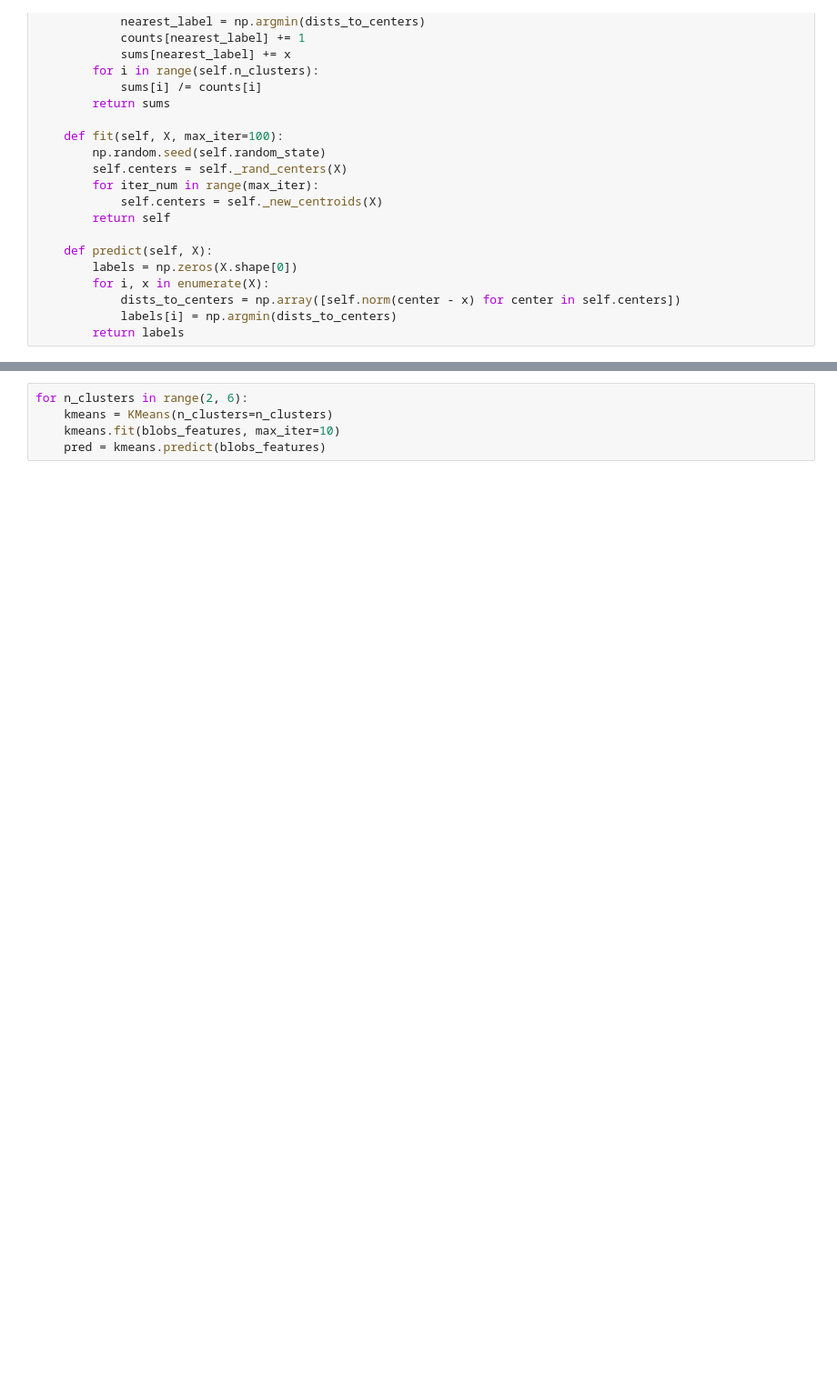
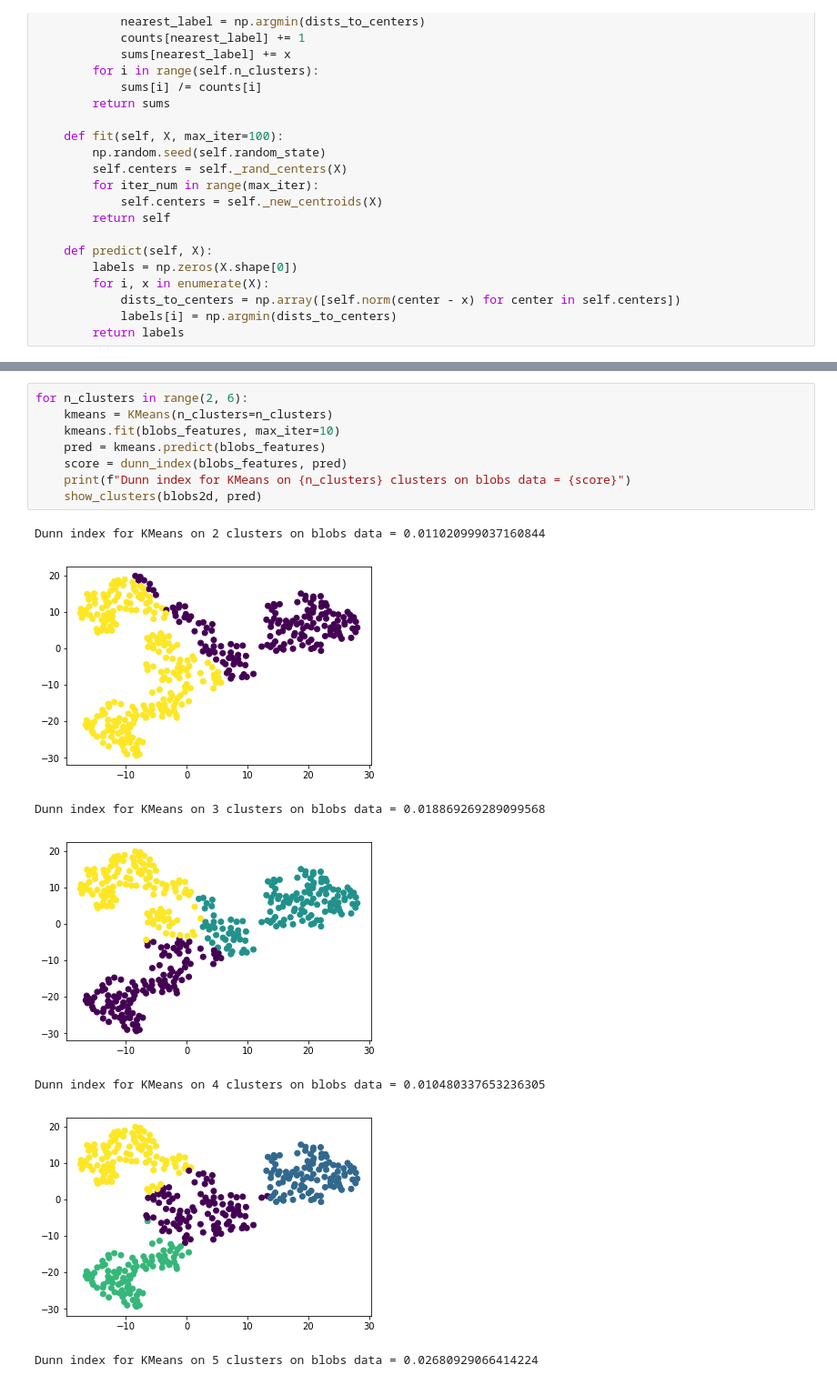
Before and after one commit to akhvorov/ml-1-ifmo-course, a Jupyter notebook: 2/Clusterization.ipynb, the cells around one changed output, grey strips where cells are left out. Shown at 91% size. Saved outputs shown, nothing was run; the diff lists cells and outputs as text; blank space fills up the shorter version.

```diff
--- a/2/Clusterization.ipynb
+++ b/2/Clusterization.ipynb
@@ -100,5 +129,16 @@ purity for KMeans on 5 clusters on cancer data = 0.9103690685413005
 # %%
 for n_clusters in range(2, 6):
     kmeans = KMeans(n_clusters=n_clusters)
     kmeans.fit(blobs_features, max_iter=10)
     pred = kmeans.predict(blobs_features)
+    score = dunn_index(blobs_features, pred)
+    print(f"Dunn index for KMeans on {n_clusters} clusters on blobs data = {score}")
+    show_clusters(blobs2d, pred)
+# %% [output]
+Dunn index for KMeans on 2 clusters on blobs data = 0.011020999037160844
+[figure, added]
+Dunn index for KMeans on 3 clusters on blobs data = 0.018869269289099568
+[figure, added]
+Dunn index for KMeans on 4 clusters on blobs data = 0.010480337653236305
+[figure, added]
+Dunn index for KMeans on 5 clusters on blobs data = 0.02680929066414224
```
Also changed, not shown: parts of 14 cells of this notebook.
